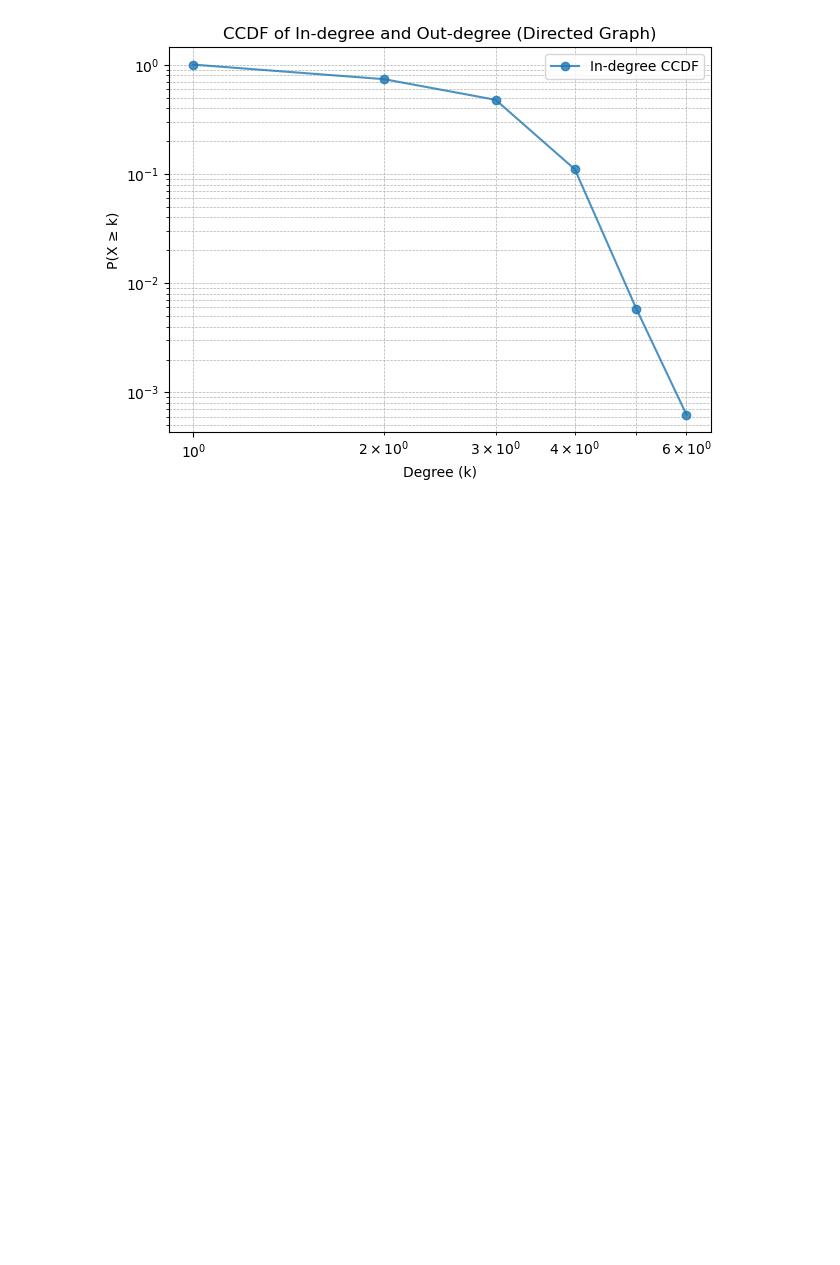
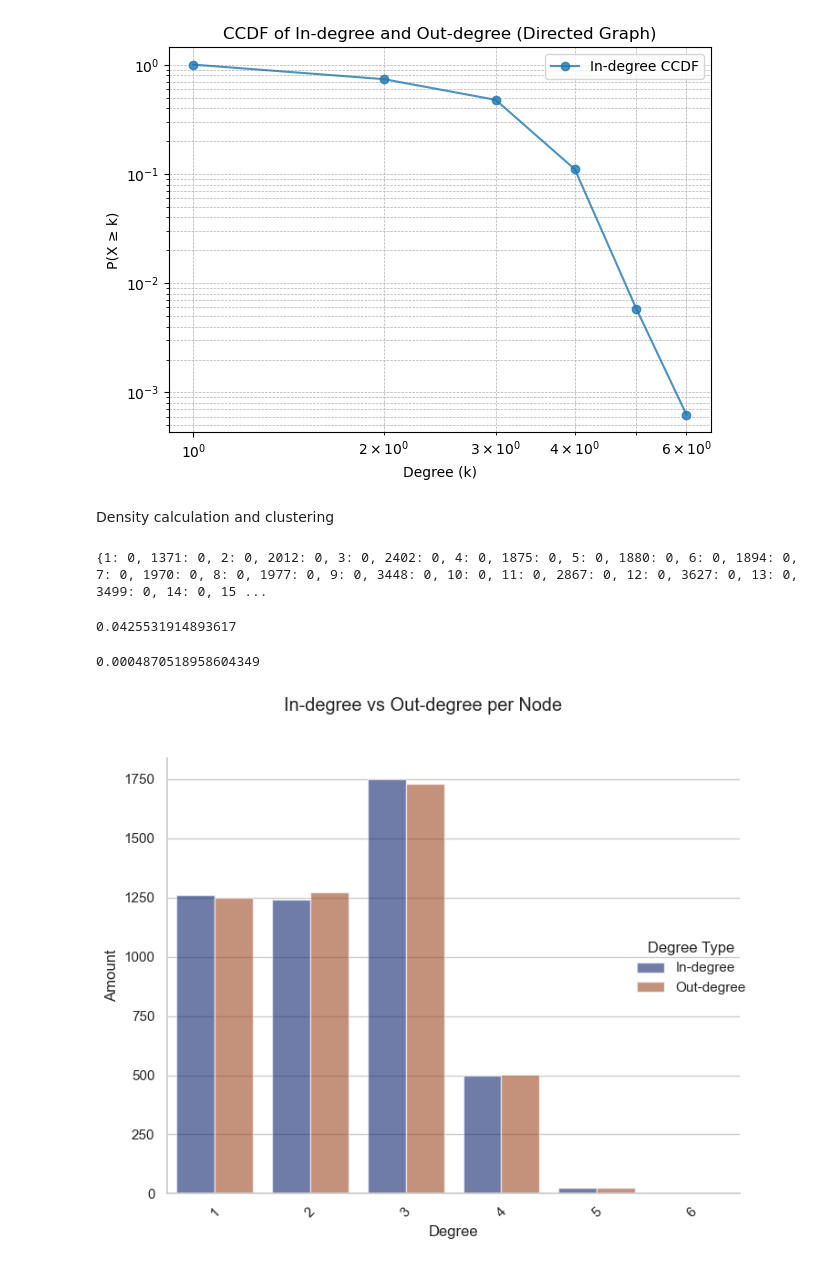
Before and after one commit to pocem/goldcoast_road_traffic_network, a Jupyter notebook: EDA.ipynb, the cells around one changed output. Saved outputs shown, nothing was run; the diff lists cells and outputs as text; code cells hidden in the pictures; blank space fills up the shorter version.

Commit message:
Did EDA and removed old data

```diff
--- a/EDA.ipynb
+++ b/EDA.ipynb
@@ -70,3 +70,52 @@ plt.grid(True, which="both", ls="--", lw=0.5)
 plt.show()
 # %% [output]
 [figure]
+# %% [markdown]
+Density calculation and clustering
+# %%
+#Clustering
+clust = nx.clustering(G, nodes = None, weight= None)
+print(clust)
+val = clust.values()
+trans = nx.transitivity(G)
+sum(val)/Nodes
+
+"""
+Clustering appears to be most 0. this could be because they dont create triangles, but squares!
+"""
+# %% [output]
+{1: 0, 1371: 0, 2: 0, 2012: 0, 3: 0, 2402: 0, 4: 0, 1875: 0, 5: 0, 1880: 0, 6: 0, 1894: 0, 7: 0, 1970: 0, 8: 0, 1977: 0, 9: 0, 3448: 0, 10: 0, 11: 0, 2867: 0, 12: 0, 3627: 0, 13: 0, 3499: 0, 14: 0, 15 ...
+0.0425531914893617
+# %%
+density = nx.density(G)
+density
+
+#edges/(Nodes*(Nodes-1))
+# %% [output]
+0.0004870518958604349
+# %%
+import seaborn as sns
+in_deg = dict(sorted(in_deg.items()))
+out_deg = dict(sorted(out_deg.items()))
+df = pd.DataFrame({
+    "Degree": list(in_deg.keys()),
+    "In-degree": list(in_deg.values()),
+    "Out-degree": list(out_deg.values())
+})
+df_melt = df.melt(id_vars="Degree",
+                  value_vars=["In-degree", "Out-degree"],
+                  var_name="Degree Type",
+                  value_name="Value")
+sns.set_theme(style="whitegrid")
+g = sns.catplot(
+    data=df_melt, kind="bar",
+    x="Degree", y="Value", hue="Degree Type",
+    errorbar="sd", palette="dark", alpha=.6, height=6
+)
+g.set_axis_labels("Degree", "Amount")
+g.fig.suptitle("In-degree vs Out-degree per Node", y=1.02)
+plt.xticks(rotation=45)
+plt.tight_layout()
+plt.show()
+# %% [output]
+[figure, added]
```
Also changed, not shown: parts of 7 cells of this notebook, 3 other files.
